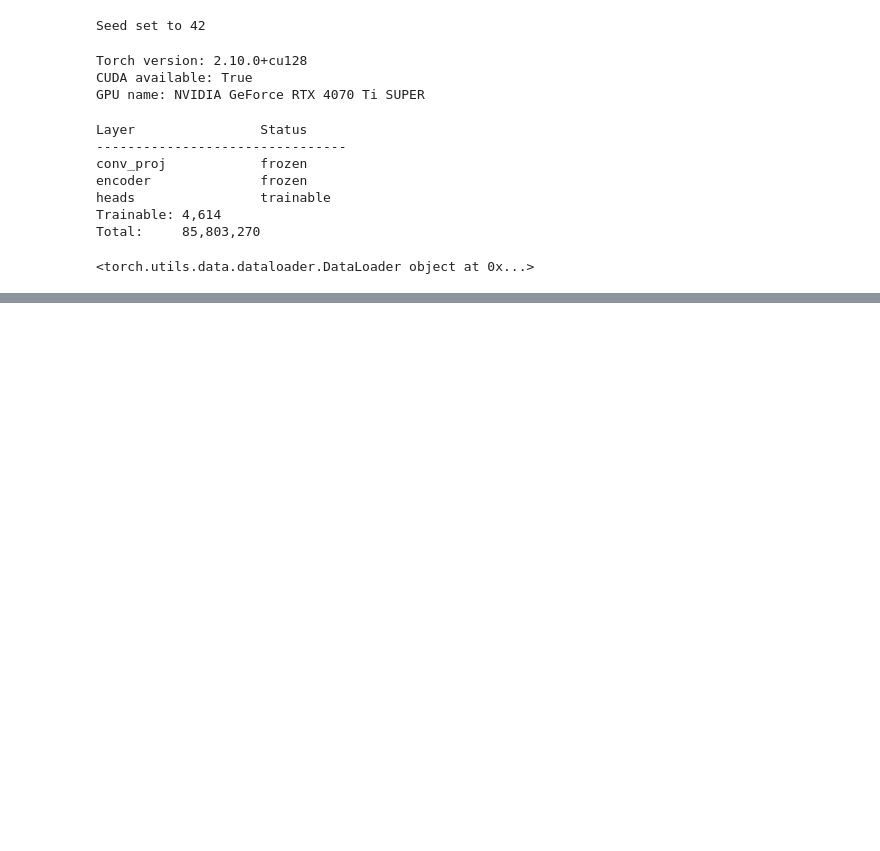
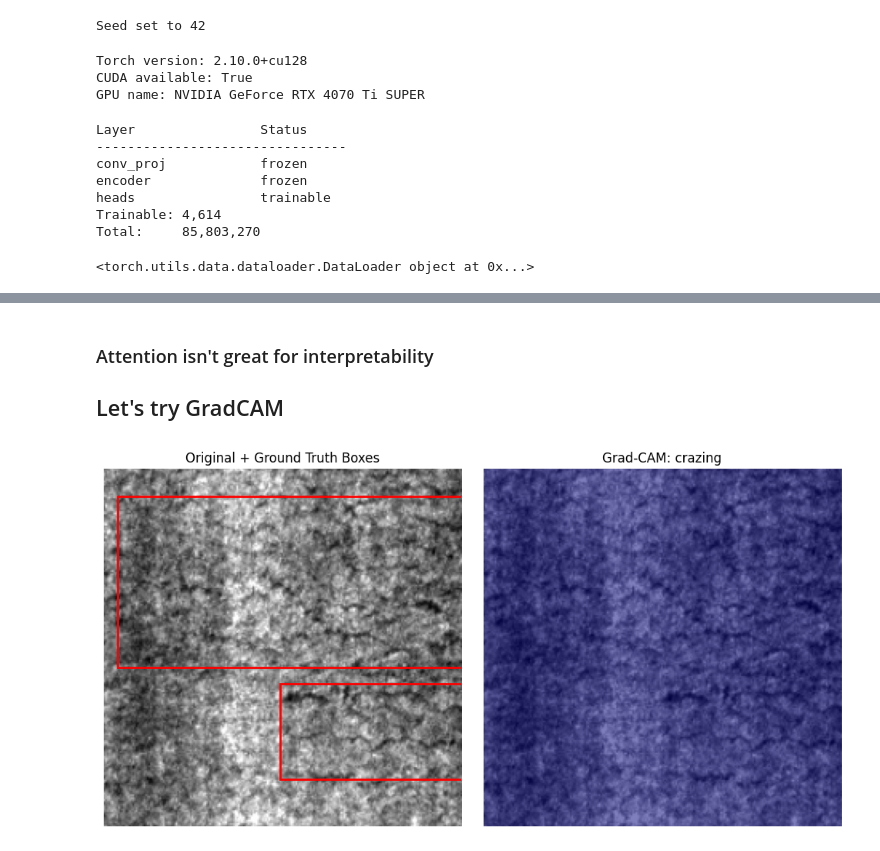
Before and after one commit to lautarocolli/industrial-defect-detection, a Jupyter notebook: notebooks/ViT.ipynb, the cells around one changed output, grey strips where cells are left out. Cells and saved outputs as stored; diff of their text form; code cells hidden in the pictures; blank space fills up the shorter version.

Commit message:
added a comment about Grad-CAM in ViT.ipynb

```diff
--- a/notebooks/ViT.ipynb
+++ b/notebooks/ViT.ipynb
@@ -104,0 +110,19 @@ ModuleNotFoundError: No module named 'src'
+# %% [markdown]
+### Attention isn't great for interpretability
+
+## Let's try GradCAM
+# %%
+from src.interpretability.gradcam import GradCAM
+import random
+
+idx    = random.randint(0, len(test_loader.dataset) - 1)
+
+cam_vit = GradCAM(vit_model,target_layer=vit_model.model.encoder.layers[-1])
+
+sample  = test_loader.dataset[idx]
+boxes   = test_loader.dataset.get_boxes(sample["image_path"])
+classes = test_loader.dataset.classes
+
+cam_vit.visualize(sample, classes, boxes=boxes)
+# %% [output]
+[figure, added]
```
Also changed, not shown: parts of 5 cells of this notebook, 1 other file.
